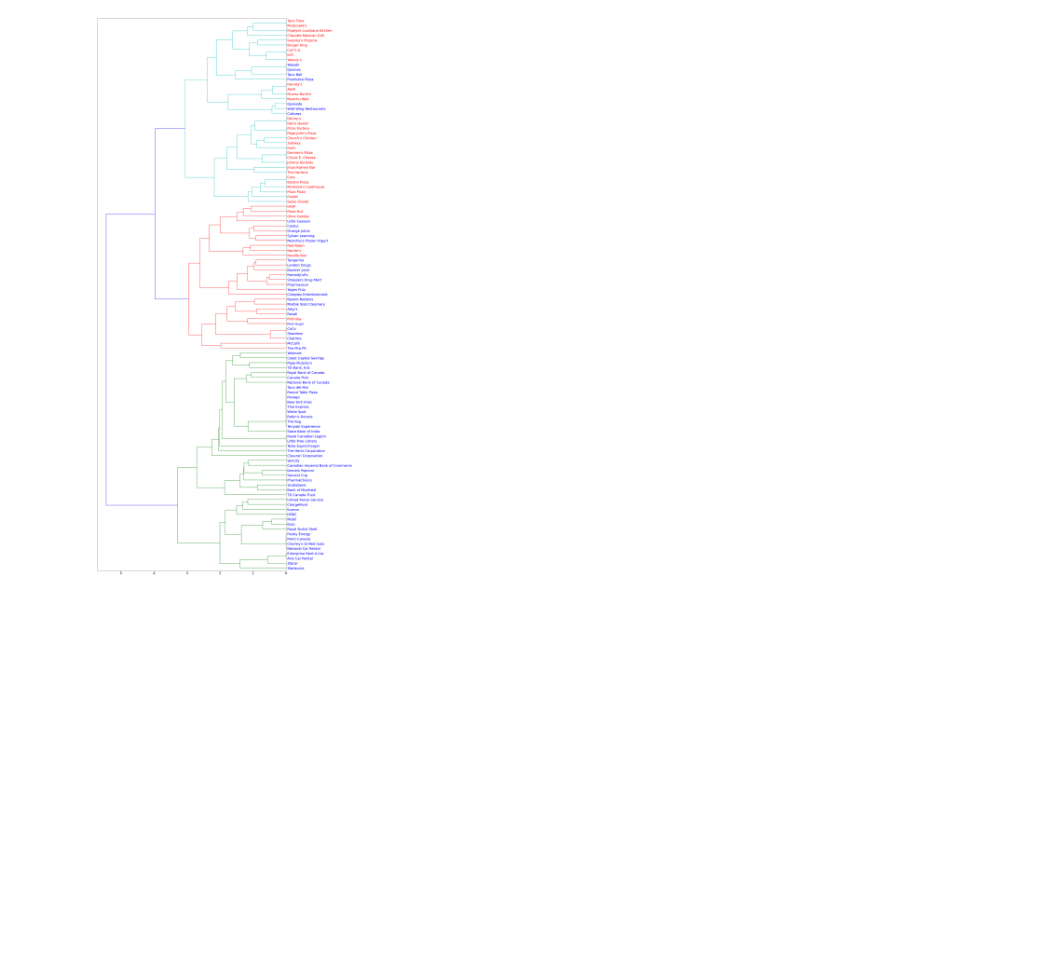
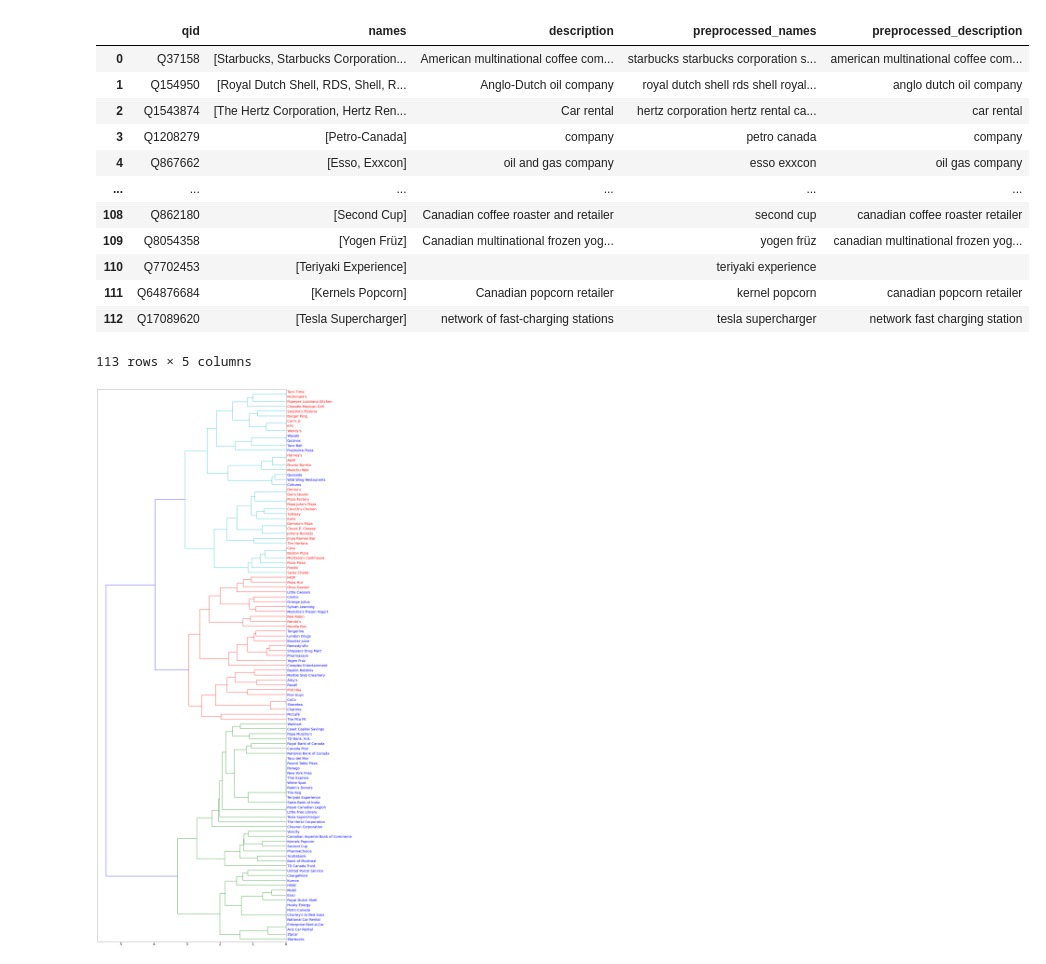
Before and after one commit to ys-lin14/cmpt-353-project, a Jupyter notebook: identify_chain_restaurants.ipynb, the cells around one changed output. Cells and saved outputs as stored; diff of their text form; code cells hidden in the pictures; blank space fills up the shorter version.

```diff
--- a/identify_chain_restaurants.ipynb
+++ b/identify_chain_restaurants.ipynb
@@ -51,3 +76,19 @@ cosine_similarities = cosine_similarity(document_term_matrix)
+# %%
+wikidata
+# %% [output]
+|  | qid | names | description | preprocessed_names | preprocessed_description |
+| 0 | Q37158 | [Starbucks, Starbucks Corporation... | American multinational coffee com... | starbucks starbucks corporation s... | american multinational coffee com... |
+| 1 | Q154950 | [Royal Dutch Shell, RDS, Shell, R... | Anglo-Dutch oil company | royal dutch shell rds shell royal... | anglo dutch oil company |
+| 2 | Q1543874 | [The Hertz Corporation, Hertz Ren... | Car rental | hertz corporation hertz rental ca... | car rental |
+| 3 | Q1208279 | [Petro-Canada] | company | petro canada | company |
+| 4 | Q867662 | [Esso, Exxcon] | oil and gas company | esso exxcon | oil gas company |
+| ... | ... | ... | ... | ... | ... |
+| 108 | Q862180 | [Second Cup] | Canadian coffee roaster and retailer | second cup | canadian coffee roaster retailer |
+| 109 | Q8054358 | [Yogen Früz] | Canadian multinational frozen yog... | yogen früz | canadian multinational frozen yog... |
+| 110 | Q7702453 | [Teriyaki Experience] |  | teriyaki experience |  |
+| 111 | Q64876684 | [Kernels Popcorn] | Canadian popcorn retailer | kernel popcorn | canadian popcorn retailer |
+| 112 | Q17089620 | [Tesla Supercharger] | network of fast-charging stations | tesla supercharger | network fast charging station |
+113 rows × 5 columns
 # %%
 # scipy dendrogram docs
 Z = linkage(cosine_similarities, method='complete')
```
Also changed, not shown: parts of 9 cells of this notebook.
